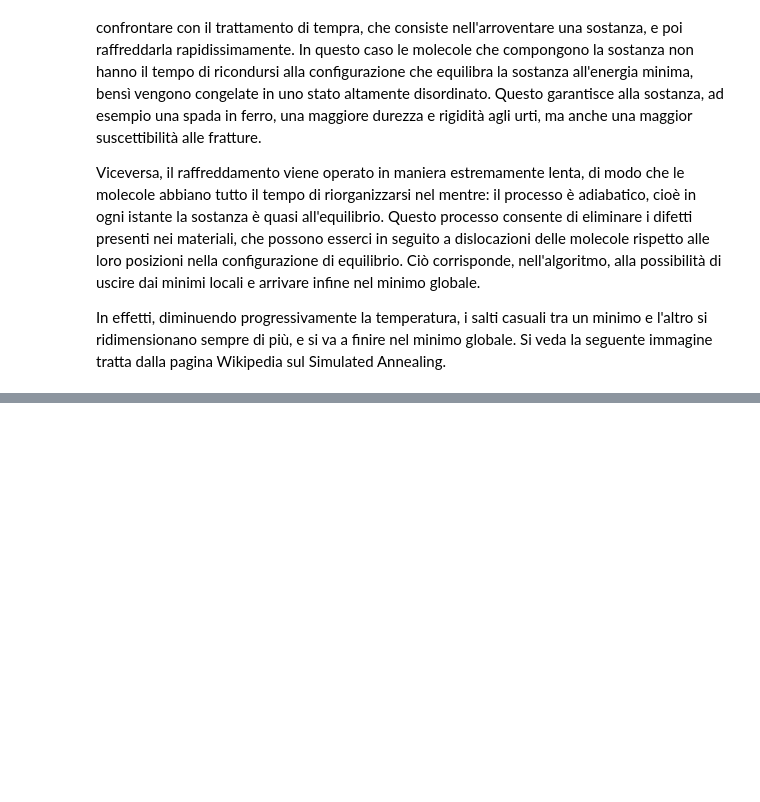
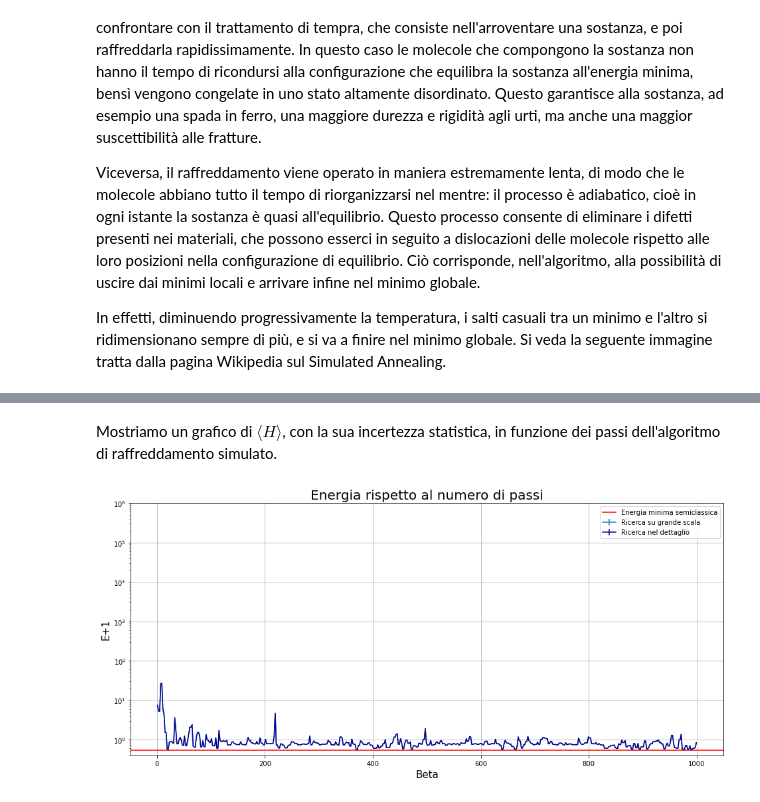
Before and after one commit to Daniele95/LSN, a Jupyter notebook: 8-variazionale/Soluzione_8.ipynb, the cells around one changed output, grey strips where cells are left out. Cells and saved outputs as stored; diff of their text form; code cells hidden in the pictures; blank space fills up the shorter version.

```diff
--- a/8-variazionale/Soluzione_8.ipynb
+++ b/8-variazionale/Soluzione_8.ipynb
@@ -213,3 +213,26 @@ Viceversa, il raffreddamento viene operato in maniera estremamente lenta, di mod
 In effetti, diminuendo progressivamente la temperatura, i salti casuali tra un minimo e l'altro si ridimensionano sempre di più, e si va a finire nel minimo globale. Si veda la seguente immagine tratta dalla pagina Wikipedia sul Simulated Annealing.
 # %% [markdown]
 ![Image Title](https://upload.wikimedia.org/wikipedia/commons/d/d5/Hill_Climbing_with_Simulated_Annealing.gif)
+# %% [markdown]
+Mostriamo un grafico di $\langle H\rangle$, con la sua incertezza statistica, in funzione dei passi dell'algoritmo di raffreddamento simulato.
+# %%
+import numpy as np
+import matplotlib.pyplot as plt
+
+beta, E, err_E = np.loadtxt("risultati/energiaAnnealingEquilibrio.txt",usecols=(0,1,2), unpack=True)
+beta2, E2, err_E2 = np.loadtxt("risultati/energiaAnnealingEquilibrio.txt",usecols=(0,1,2), unpack=True)
+
+plt.figure(figsize=(16, 7))
+plt.errorbar(beta,E+1,err_E, label="Ricerca su grande scala")
+plt.errorbar(beta2,E2+1,err_E2, color="darkblue", label="Ricerca nel dettaglio")
+plt.axhline(y=-0.46+1, color ="r", label = "Energia minima semiclassica")
+plt.title("Energia rispetto al numero di passi", fontsize=20)
+plt.xlabel('Beta',fontsize=15)
+plt.ylabel('E+1',fontsize=15)
+plt.yscale('log')
+plt.ylim([0.4,1e6])
+plt.legend()
+plt.grid(True)
+plt.show()
+# %% [output]
+[figure, added]
```
Also changed, not shown: parts of 6 cells of this notebook, 9 other files.
